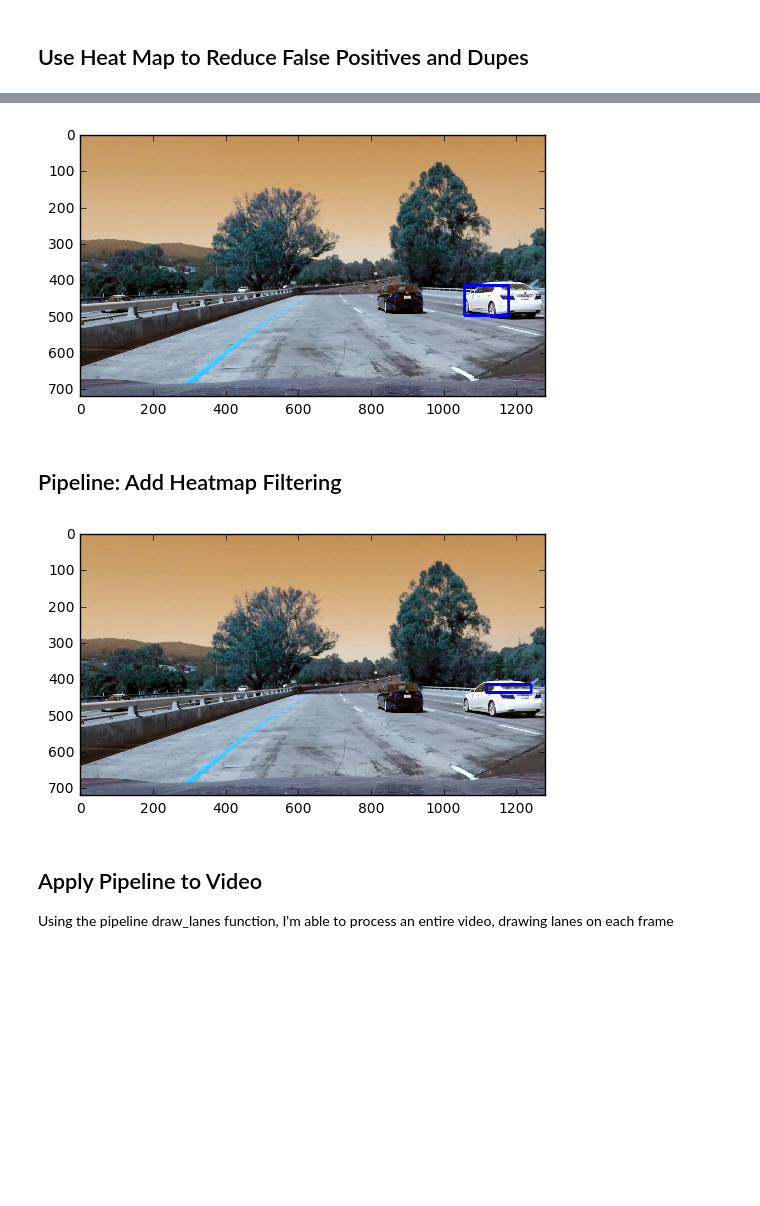
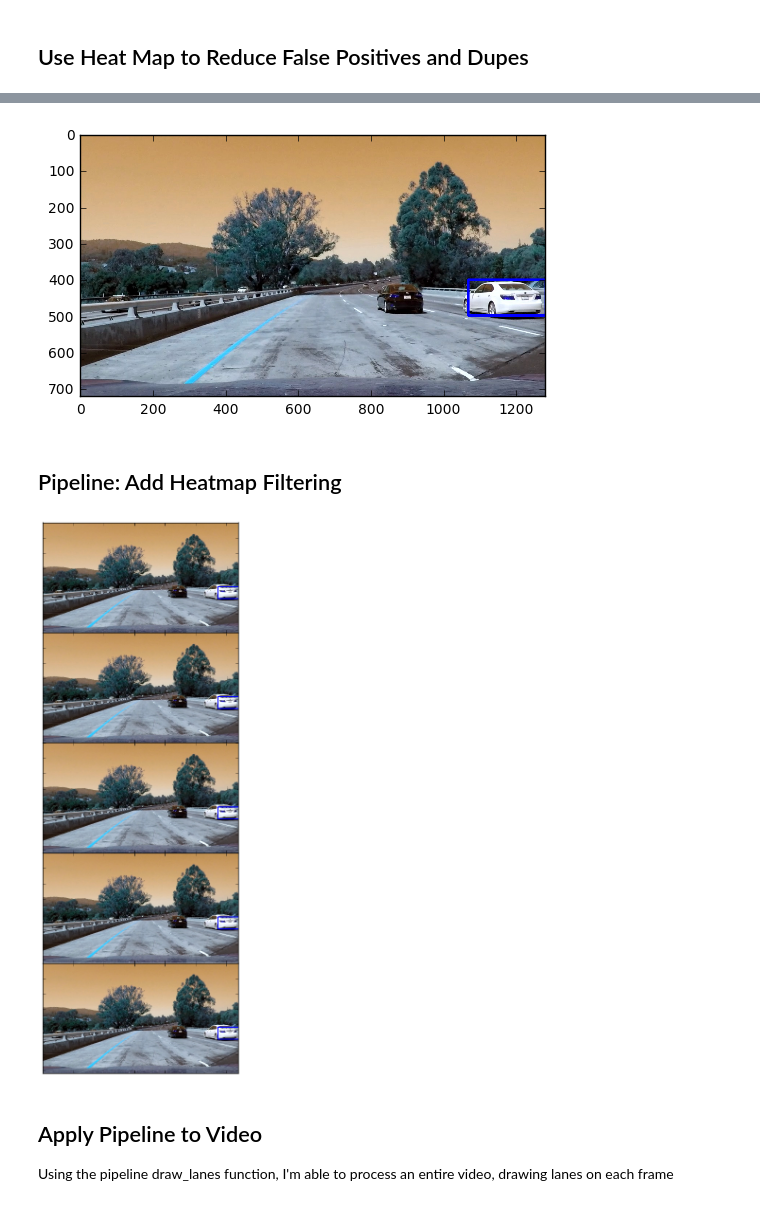
Before and after one commit to ckirksey3/vehicle-detection-with-svm, a Jupyter notebook: P1.ipynb, the cells around one changed output, grey strips where cells are left out. Saved outputs shown, nothing was run; the diff lists cells and outputs as text; code cells hidden in the pictures; blank space fills up the shorter version.

```diff
--- a/P1.ipynb
+++ b/P1.ipynb
@@ -39,7 +39,7 @@ hist_bins = 16    # Number of histogram bins
 spatial_feat = True # Spatial features on or off
 hist_feat = True # Histogram features on or off
 hog_feat = True # HOG features on or off
-y_start_stop = [375, 700] # Min and max in y to search in slide_window()
+y_start_stop = [400, 650] # Min and max in y to search in slide_window()
 # %% [markdown]
 ## HOG, Spatial, and Color Features
 # %%
@@ -415,9 +420,14 @@ def label_vehicles(image, X_scaler):
     window_img = draw_boxes(draw_image, hot_windows, color=(0, 0, 255), thick=6)
     return window_img
 
-image = cv2.imread('test_images/test1.jpg')
-# feature_image = cv2.cvtColor(feature_image, cv2.COLOR_BGR2RGB)
-window_img = label_vehicles(image, X_scaler)
-plt.imshow(window_img)
+f, axarr = plt.subplots(5, 1, figsize=(30, 15))
+for i in range(0,5):
+    index = random.randint(1, 36)
+    img = cv2.imread('video_frames/frame' + str(index) + '.jpg')
+    img_with_label = label_vehicles(img, X_scaler)
+    axarr[i].imshow(img_with_label)
+plt.setp([a.get_xticklabels() for a in axarr[:]], visible=False)
+plt.setp([a.get_yticklabels() for a in axarr[:]], visible=False)
+f.subplots_adjust(hspace=0)
 plt.show()
 # %% [output]
@@ -472,8 +482,9 @@ def draw_labeled_bboxes(img, labels):
         nonzerox = np.array(nonzero[1])
         # Define a bounding box based on min/max x and y
         bbox = ((np.min(nonzerox), np.min(nonzeroy)), (np.max(nonzerox), np.max(nonzeroy)))
-        # Draw the box on the image
-        cv2.rectangle(img, bbox[0], bbox[1], (0,0,255), 6)
+        # Draw the box on the image if it's big enough
+        if((bbox[1][1] - bbox[0][1]) > 30 and (bbox[1][0] - bbox[0][0]) > 30):
+            cv2.rectangle(img, bbox[0], bbox[1], (0,0,255), 6)
     # Return the image
     return img
 
@@ -482,39 +493,50 @@ draw_img = draw_labeled_bboxes(np.copy(image), labels)
 plt.imshow(draw_img)
 plt.show()
 # %% [output]
-[figure, old version]
+[figure, new version]
 # %% [markdown]
 ## Pipeline: Add Heatmap Filtering
 # %%
 def label_vehicles_with_heat_map(image):
     draw_image = np.copy(image)
     image = cv2.cvtColor(image, cv2.COLOR_BGR2RGB)
     windows = slide_window(image, x_start_stop=[None, None], y_start_stop=y_start_stop)
 
     hot_windows = search_windows(image, windows, svc, X_scaler, color_space=color_space,
                             spatial_size=spatial_size, hist_bins=hist_bins,
                             orient=orient, pix_per_cell=pix_per_cell,
                             cell_per_block=cell_per_block,
                             hog_channel=hog_channel, spatial_feat=spatial_feat,
                             hist_feat=hist_feat, hog_feat=hog_feat)
     global heatmap
     np.zeros_like(image[:,:,0]).astype(np.float)
     heatmap = add_heat(heatmap, hot_windows)
-    heatmap = apply_threshold(heatmap, 2)
+    heatmap = apply_threshold(heatmap, 3)
     labels = label(heatmap)
 
     # Draw bounding boxes on a copy of the image
     draw_img = draw_labeled_bboxes(draw_image, labels)
     return draw_img
 
 heatmap = np.zeros_like(image[:,:,0]).astype(np.float)
 
-image = cv2.imread('test_images/test1.jpg')
-window_img = label_vehicles_with_heat_map(image)
-plt.imshow(window_img, cmap='gray')
+# image = cv2.imread('test_images/test1.jpg')
+# window_img = label_vehicles_with_heat_map(image)
+# plt.imshow(window_img, cmap='gray')
+# plt.show()
+
+f, axarr = plt.subplots(5, 1, figsize=(30, 15))
+for i in range(0,5):
+    index = random.randint(1, 36)
+    img = cv2.imread('video_frames/frame' + str(index) + '.jpg')
+    window_img = label_vehicles_with_heat_map(image)
+    axarr[i].imshow(window_img)
+plt.setp([a.get_xticklabels() for a in axarr[:]], visible=False)
+plt.setp([a.get_yticklabels() for a in axarr[:]], visible=False)
+f.subplots_adjust(hspace=0)
 plt.show()
 # %% [output]
-[figure, old version]
+[figure, new version]
 # %% [markdown]
 ## Apply Pipeline to Video
 Using the pipeline draw_lanes function, I'm able to process an entire video, drawing lanes on each frame
```
Also changed, not shown: parts of 4 cells of this notebook.
